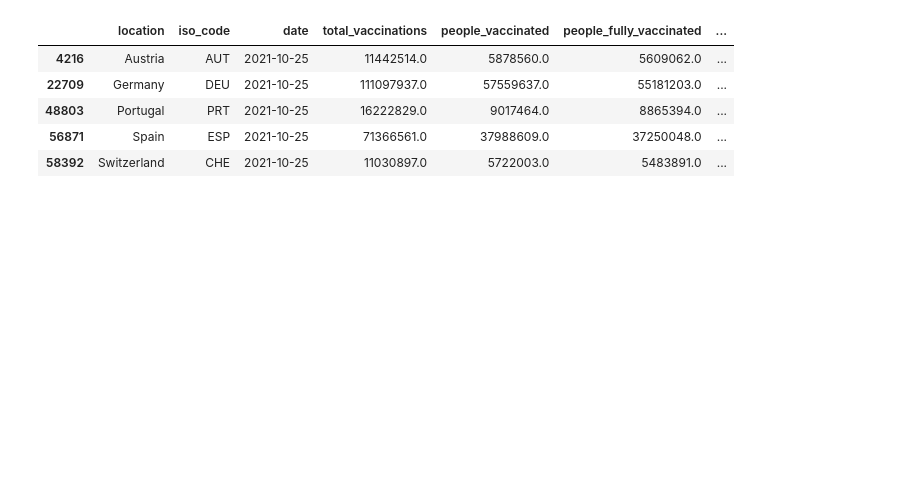
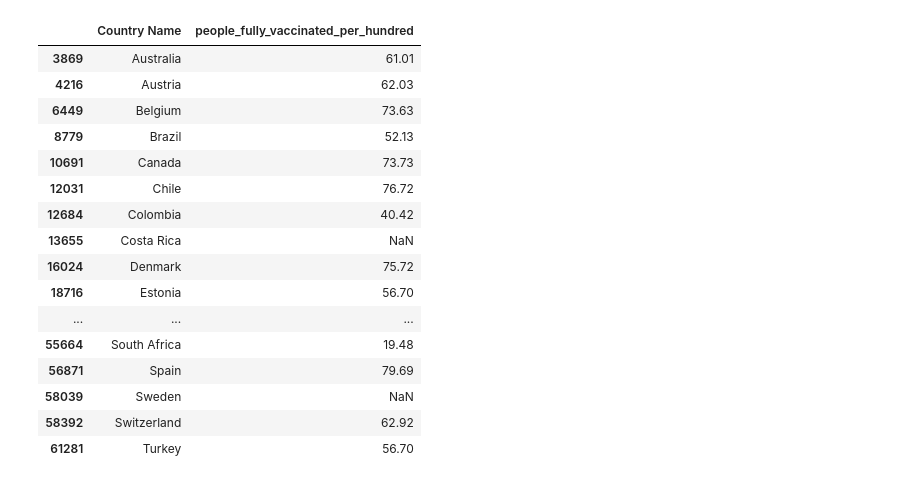
Before and after one commit to ValentinaMiller/Influences-on-covid-19-vaccination-rates, a Jupyter notebook: Data_cleaning.ipynb, the cells around one changed output. Cells and saved outputs as stored; diff of their text form; code cells hidden in the pictures; blank space fills up the shorter version.

```diff
--- a/Data_cleaning.ipynb
+++ b/Data_cleaning.ipynb
@@ -6,12 +4,30 @@ df = pd.read_csv('COVID-19_vaccination_rates.csv')
+# %%
+country_list={'Australia', 'Austria', 'Belgium', 'Brazil', 'Canada', 'Chile', 'Colombia', 'Costa Rica', 'Denmark',
+ 'Estonia', 'Finland', 'France', 'Germany' ,'Greece', 'Hungary', 'Iceland', 'Ireland', 'Israel', 'Italy', 'Japan',
+ 'Latvia', 'Lithuania', 'Mexico', 'Netherlands', 'New Zealand', 'Norway', 'Poland', 'Portugal', 'Slovenia',
+ 'South Africa', 'Spain', 'Sweden', 'Switzerland', 'Turkey'}
 # %%
-countries = ["Austria", "Germany", "Portugal","Spain", "Switzerland"] # add more countries
-df.loc[(df["location"].isin(countries))].loc[(df["date"]=="2021-10-25")]  # specific date?!
-#df.loc[(df["country"].isin(countries))& (df["date"]==2020-10-27)]
+df = pd.read_csv('COVID-19_vaccination_rates.csv')
+df=df.loc[(df["date"]=="2021-10-25")].loc[(df["location"].isin(country_list))] # select date and countries
+df=df[["location","people_fully_vaccinated_per_hundred"]] # reduce to countries and percentage of vaccinated ppl
+df.rename(columns={'location': 'Country Name'}, inplace=True)
+df
 # %% [output]
-|  | location | iso_code | date | total_vaccinations | people_vaccinated | people_fully_vaccinated | ... |
-| 4216 | Austria | AUT | 2021-10-25 | 11442514.0 | 5878560.0 | 5609062.0 | ... |
-| 22709 | Germany | DEU | 2021-10-25 | 111097937.0 | 57559637.0 | 55181203.0 | ... |
-| 48803 | Portugal | PRT | 2021-10-25 | 16222829.0 | 9017464.0 | 8865394.0 | ... |
-| 56871 | Spain | ESP | 2021-10-25 | 71366561.0 | 37988609.0 | 37250048.0 | ... |
-| 58392 | Switzerland | CHE | 2021-10-25 | 11030897.0 | 5722003.0 | 5483891.0 | ... |
+|  | Country Name | people_fully_vaccinated_per_hundred |
+| 3869 | Australia | 61.01 |
+| 4216 | Austria | 62.03 |
+| 6449 | Belgium | 73.63 |
+| 8779 | Brazil | 52.13 |
+| 10691 | Canada | 73.73 |
+| 12031 | Chile | 76.72 |
+| 12684 | Colombia | 40.42 |
+| 13655 | Costa Rica | NaN |
+| 16024 | Denmark | 75.72 |
+| 18716 | Estonia | 56.70 |
+| ... | ... | ... |
+| 55664 | South Africa | 19.48 |
+| 56871 | Spain | 79.69 |
+| 58039 | Sweden | NaN |
+| 58392 | Switzerland | 62.92 |
+| 61281 | Turkey | 56.70 |
 # %%
```
Also changed, not shown: parts of 11 cells of this notebook, 1 other file.
